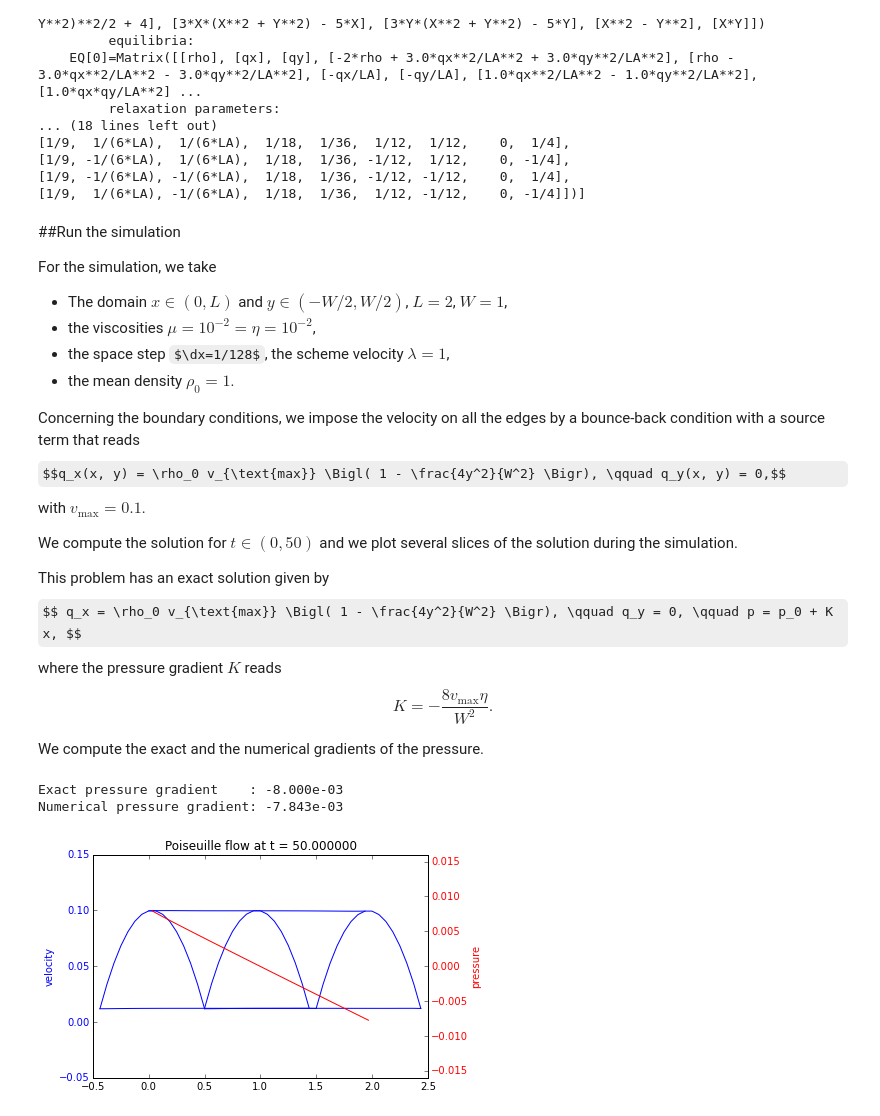
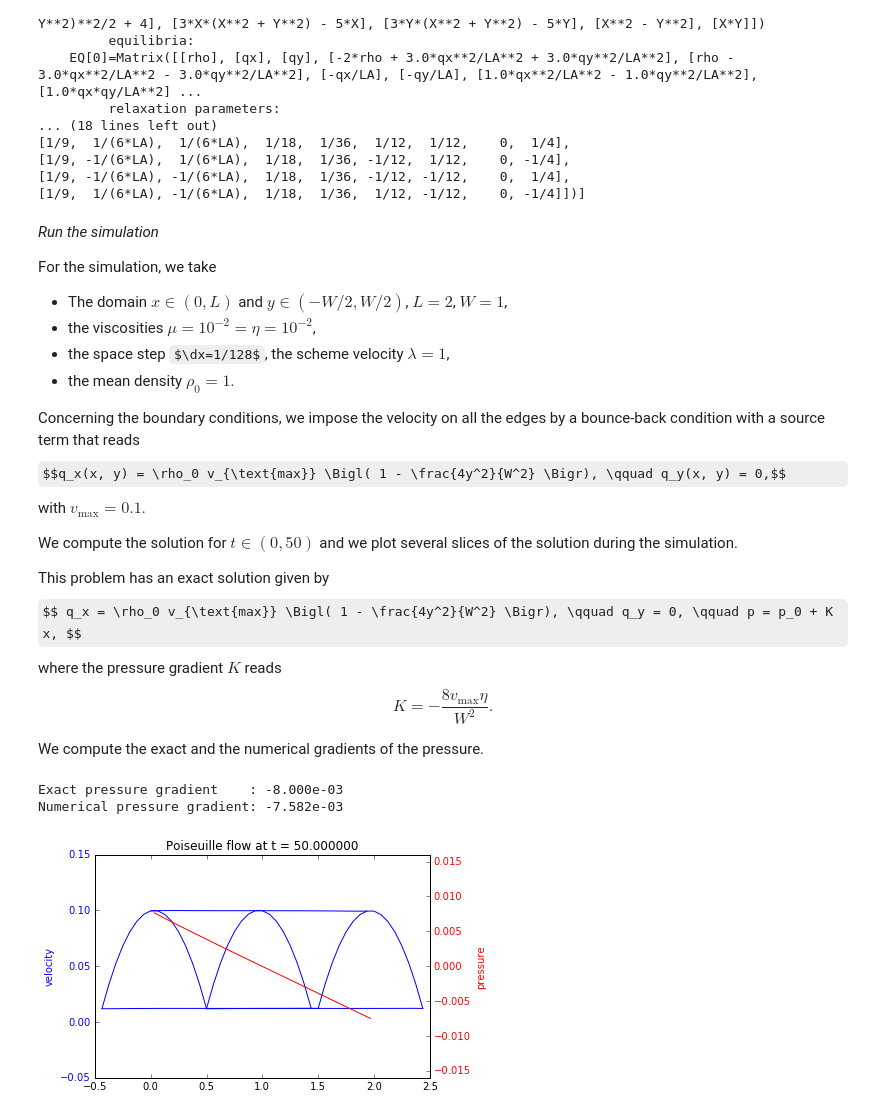
Before and after one commit to pylbm/pylbm, a Jupyter notebook: notebooks/05_Poiseuille.ipynb, the cells around one changed output. Drawn from its saved outputs; the diff is of its cells as text; code cells hidden in the pictures; some formulas as TeX source.

```diff
--- a/notebooks/05_Poiseuille.ipynb
+++ b/notebooks/05_Poiseuille.ipynb
@@ -223,7 +223,7 @@ Scheme informations
 [1/9, -1/(6*LA), -1/(6*LA),  1/18,  1/36, -1/12, -1/12,    0,  1/4],
 [1/9,  1/(6*LA), -1/(6*LA),  1/18,  1/36,  1/12, -1/12,    0, -1/4]])]
 # %% [markdown]
-##Run the simulation
+*Run the simulation*
 
 For the simulation, we take
 
@@ -248,15 +248,9 @@ We compute the exact and the numerical gradients of the pressure.
 X, Y, LA = sp.symbols('X, Y, LA')
 rho, qx, qy = sp.symbols('rho, qx, qy')
 
-def bc(f, m, x, y, scheme):
-    # condition for Cython generator
-    m[:, 1] = rhoo * vmax * (1.-4.*y**2/W**2)
-    m[:, 2] = 0.
-    # condition for Numpy generator
-    # m[1] = rhoo * vmax * (1.-4.*y**2/W**2)
-    # m[2] = 0.
-    scheme.equilibrium(m)
-    scheme.m2f(m, f)
+def bc(f, m, x, y):
+    m[qx] = rhoo * vmax * (1.-4.*y**2/W**2)
+    m[qy] = 0.
 
 def plot_coupe(sol):
     fig, ax1 = plt.subplots()
@@ -268,7 +262,7 @@ def plot_coupe(sol):
     my = int(sol.domain.N[1]/2-1)
     x = sol.domain.x[0][1:-1]
     y = sol.domain.x[1][1:-1]
-    u = sol.m[0][1][1:-1,1:-1] / rhoo
+    u = sol.m[qx][1:-1,1:-1] / rhoo
     for i in [0,mx,-1]:
         ax1.plot(y+x[i], u[i, :], 'b')
     for j in [0,my,-1]:
@@ -277,7 +271,7 @@ def plot_coupe(sol):
     for tl in ax1.get_yticklabels():
         tl.set_color('b')
     ax1.set_ylim(-.5*rhoo*vmax, 1.5*rhoo*vmax)
-    p = sol.m[0][0][1:-1,my] * la**2 / 3.0
+    p = sol.m[rho][1:-1,my] * la**2 / 3.0
     p -= np.average(p)
     ax2.plot(x, p, 'r')
     ax2.set_ylabel('pressure', color='r')
@@ -307,7 +301,7 @@ s_eta = 1.0/(0.5+eta*dummy)
 s_q = s_eta
 s_es = s_mu
 s  = [0.,0.,0.,s_mu,s_es,s_q,s_q,s_eta,s_eta]
-dummy = 1./(LA**2*rho)
+dummy = 1./(LA**2*rhoo)
 qx2 = dummy*qx**2
 qy2 = dummy*qy**2
 q2  = qx2+qy2
@@ -327,34 +321,34 @@ dico = {
                 3*(X**2+Y**2)-4,
                 (9*(X**2+Y**2)**2-21*(X**2+Y**2)+8)/2,
                 3*X*(X**2+Y**2)-5*X, 3*Y*(X**2+Y**2)-5*Y,
                 X**2-Y**2, X*Y
             ],
             'relaxation_parameters':s,
             'equilibrium':[
                 rho, qx, qy,
                 -2*rho + 3*q2,
                 rho-3*q2,
                 -qx/LA, -qy/LA,
                 qx2-qy2, qxy
             ],
             'init':{rho:rhoo, qx:0., qy:0.},
         },
     ],
     'boundary_conditions':{
-        0:{'method':{0: pyLBM.bc.bouzidi_bounce_back}, 'value':bc}
+        0:{'method':{0: pyLBM.bc.Bouzidi_bounce_back}, 'value':bc}
     },
     'generator': pyLBM.generator.CythonGenerator,
 }
 
 sol = pyLBM.Simulation(dico)
 while (sol.t<Tf):
     sol.one_time_step()
 plot_coupe(sol)
 ny = int(sol.domain.N[1]/2)
-num_pressure_gradient = (sol.m[0][0][-2,ny] - sol.m[0][0][1,ny]) / (xmax-xmin) * la**2/ 3.0
+num_pressure_gradient = (sol.m[rho][-2,ny] - sol.m[rho][1,ny]) / (xmax-xmin) * la**2/ 3.0
 print "Exact pressure gradient    : {0:10.3e}".format(pressure_gradient)
 print "Numerical pressure gradient: {0:10.3e}".format(num_pressure_gradient)
 # %% [output]
 Exact pressure gradient    : -8.000e-03
-Numerical pressure gradient: -7.843e-03
+Numerical pressure gradient: -7.582e-03
-[figure, old version]
+[figure, new version]
```
Also changed, not shown: parts of 9 cells of this notebook, 30 other files.
